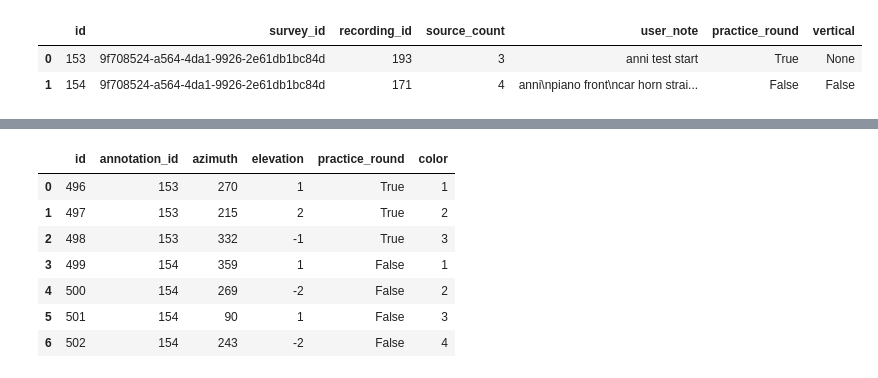
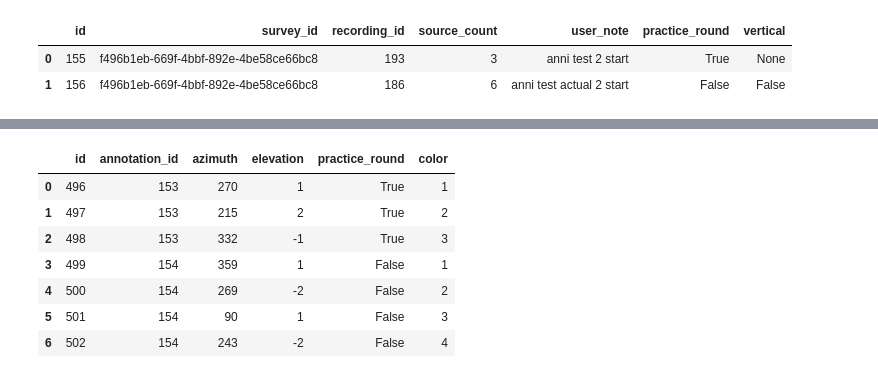
Before and after one commit to ANNIZHENG/Temp-Annotation-Interface, a Jupyter notebook: database/db.ipynb, the cells around one changed output, grey strips where cells are left out. Cells and saved outputs as stored; diff of their text form; code cells hidden in the pictures.

```diff
--- a/database/db.ipynb
+++ b/database/db.ipynb
@@ -14,6 +14,6 @@ pd.read_sql('''select * from "Survey" order by id desc ''',eng).head(1)
 # %%
-pd.read_sql('''select * from "Annotation" where survey_id = '9f708524-a564-4da1-9926-2e61db1bc84d' ''',eng)
+pd.read_sql('''select * from "Annotation" where survey_id = 'f496b1eb-669f-4bbf-892e-4be58ce66bc8' ''',eng)
 # %% [output]
 |  | id | survey_id | recording_id | source_count | user_note | practice_round | vertical |
-| 0 | 153 | 9f708524-a564-4da1-9926-2e61db1bc84d | 193 | 3 | anni test start | True | None |
-| 1 | 154 | 9f708524-a564-4da1-9926-2e61db1bc84d | 171 | 4 | anni\npiano front\ncar horn strai... | False | False |
+| 0 | 155 | f496b1eb-669f-4bbf-892e-4be58ce66bc8 | 193 | 3 | anni test 2 start | True | None |
+| 1 | 156 | f496b1eb-669f-4bbf-892e-4be58ce66bc8 | 186 | 6 | anni test actual 2 start | False | False |
```
Also changed, not shown: parts of 4 cells of this notebook, 1 other file.
